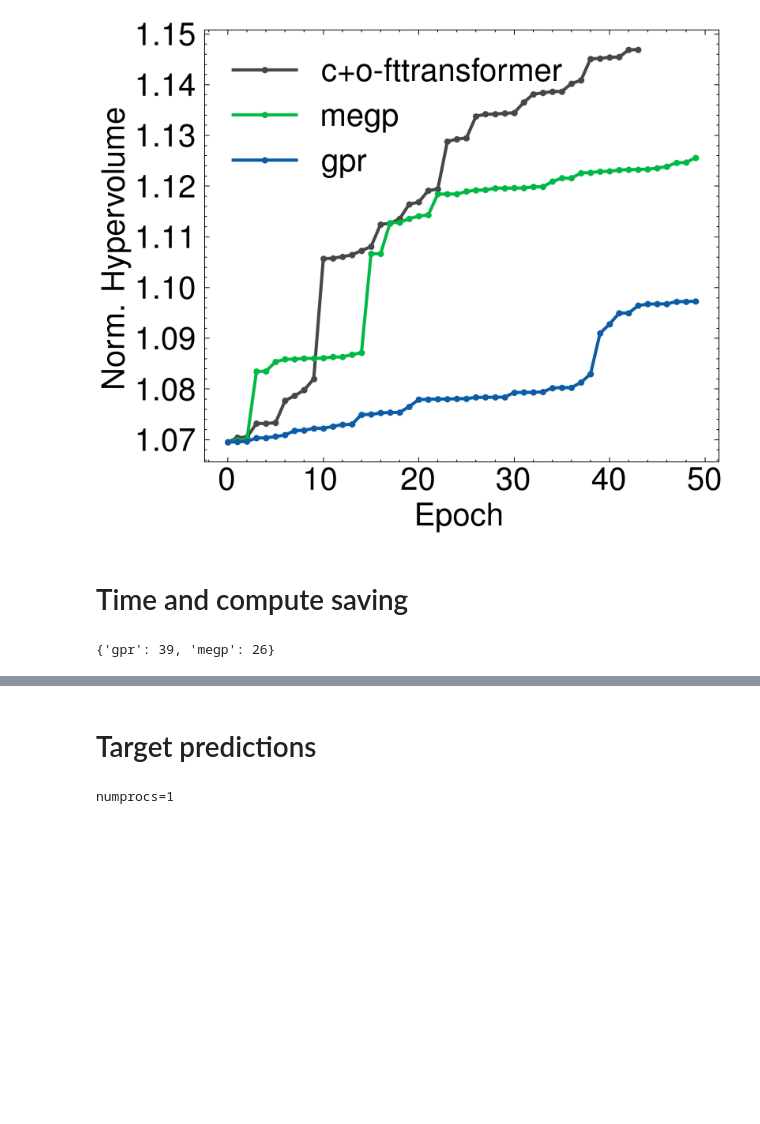
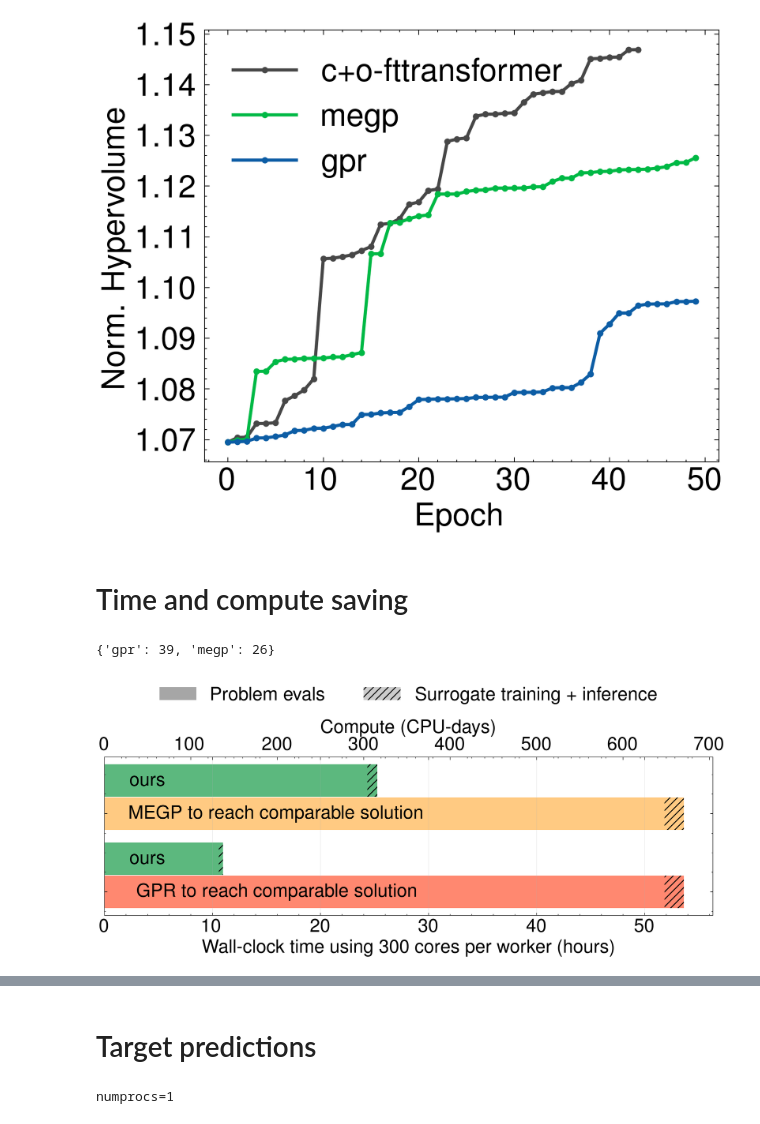
Before and after one commit to GazzolaLab/MultiObjectiveSurrogateOptimization, a Jupyter notebook: figure5.ipynb, the cells around one changed output, grey strips where cells are left out. Drawn from its saved outputs; the diff is of its cells as text; code cells hidden in the pictures; blank space fills up the shorter version.

```diff
--- a/figure5.ipynb
+++ b/figure5.ipynb
@@ -415,3 +415,96 @@ for p, d in timing_metrics.items():
             tt[model][f"{k}_mean"] = np.mean(tt[model][k])
             tt[model][f"{k}_std"] = np.std(tt[model][k])
             tt[model][f"{k}_u"] = ufloat(tt[model][f"{k}_mean"], tt[model][f"{k}_std"])
+# %%
+from matplotlib.patches import Patch
+
+with rc_context():
+    fig, ax = plt.subplots(figsize=(10, 6))
+
+    models = ['gpr', 'megp']
+    y_pos = np.arange(len(models))
+    y_pos = [0, 1.2]
+    bar_height = 0.5
+
+    baseline_sopt_fit = ufloat(tt['fttransformer-c+o']['fit_mean'], tt['fttransformer-c+o']['fit_std'])
+    baseline_sopt_predict = ufloat(tt['fttransformer-c+o']['predict_mean'], tt['fttransformer-c+o']['predict_std'])
+
+    qcolors = {
+        'megp': "#ffb44d",
+        'gpr': '#ff5633',
+        'baseline': '#179a48'
+    }
+
+    for idx, model in enumerate(models):
+        saved = 49 # - epoch_saving[model]
+
+        sopt_fit = ufloat(tt['megp']['fit_mean'], tt['megp']['fit_std'])
+        sopt_predict = ufloat(tt['megp']['predict_mean'], tt['megp']['predict_std'])
+
+        total_eval_time = saved * eval_time
+        total_sopt_fit_time = saved * sopt_fit
+        total_sopt_predict_time = saved * sopt_predict
+        total_time = (total_eval_time + total_sopt_fit_time + total_sopt_predict_time) / (60*60)
+
+        eval_hours = float(total_eval_time.nominal_value) / (60*60)
+        fit_hours = float(total_sopt_fit_time.nominal_value) / (60*60)
+        predict_hours = float(total_sopt_predict_time.nominal_value) / (60*60)
+
+        ax.barh(y_pos[idx], eval_hours, bar_height,
+                label='Problem evaluation' if idx == 0 else '',
+                color=qcolors[model], alpha=0.7)
+        #ax.barh(y_pos[idx], fit_hours, bar_height, left=eval_hours, label='Fit' if idx == 0 else '', color='#00B945', alpha=0.7)
+        ax.barh(y_pos[idx], predict_hours + fit_hours, bar_height, left=eval_hours,
+                label='Surrogate training + inference' if idx == 0 else '',
+                color=qcolors[model], hatch='///', alpha=0.7)
+
+        ax.text(16, y_pos[idx] - 0.0*bar_height, model.upper() + " to reach comparable solution",
+                ha='center', va='center', fontweight='bold', fontsize=20, color='black')
+
+
+        # baseline
+        baseline_epochs = 49 - epoch_saving[model]
+        baseline_total_eval_time = baseline_epochs * eval_time
+        baseline_total_sopt_fit_time = baseline_epochs * baseline_sopt_fit
+        baseline_total_sopt_predict_time = baseline_epochs * baseline_sopt_predict
+        baseline_total_time = (baseline_total_eval_time + baseline_total_sopt_fit_time + baseline_total_sopt_predict_time) / (60*60)
+
+        baseline_eval_hours = float(baseline_total_eval_time.nominal_value) / (60*60)
+        baseline_fit_hours = float(baseline_total_sopt_fit_time.nominal_value) / (60*60)
+        baseline_predict_hours = float(baseline_total_sopt_predict_time.nominal_value) / (60*60)
+
+        ax.barh(y_pos[idx] + bar_height + 0.01, baseline_eval_hours, bar_height,
+            label='Baseline problem evaluation' if idx == 0 else '',
+            color=qcolors['baseline'], alpha=0.7)
+        ax.barh(y_pos[idx] + bar_height + 0.01, baseline_predict_hours + baseline_fit_hours, bar_height,
+            left=baseline_eval_hours,
+            label='Baseline surrogate training + inference' if idx == 0 else '',
+            color=qcolors['baseline'], hatch='///', alpha=0.7)
+
+        ax.text(4, y_pos[idx] + bar_height, "ours", ha='center', va='center', fontweight='bold', fontsize=20, color='black')
+
+    ax.set_yticks(y_pos)
+    ax.set_yticklabels([]) #["vs. gpr", 'vs. megp'])#models)
+    ax.set_xlabel('Wall-clock time using 300 cores per worker (hours)')
+    #ax.set_xlim([0, 48])
+
+    secax = ax.secondary_xaxis(
+        "top",
+        functions=(
+            lambda x: x *300 / 24,
+            lambda x: x / 300 * 24,
+        ),
+    )
+    secax.set_xlabel("Compute (CPU-days)")
+
+    ax.legend(handles=[
+        Patch(facecolor='gray', label='Problem evals', alpha=0.7),
+        Patch(facecolor='gray', label='Surrogate training + inference', alpha=0.4, hatch='///')
+        ],
+        loc='upper center', bbox_to_anchor=(0.5, 1.55), ncol=2, frameon=False)
+    ax.grid(axis='x', alpha=0.3)
+
+    fig.tight_layout()
+    plt.show()
+# %% [output]
+[figure, added]
```
Also changed, not shown: parts of 4 cells of this notebook.
